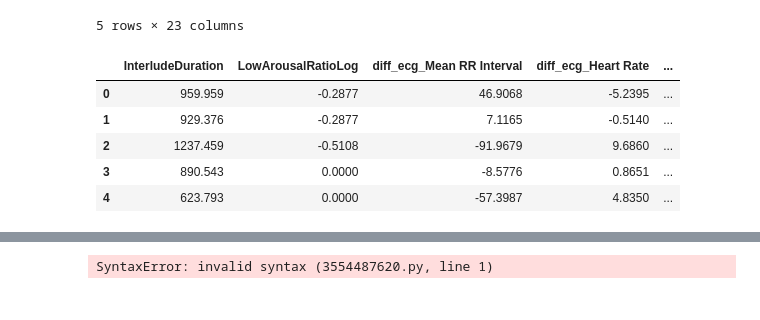
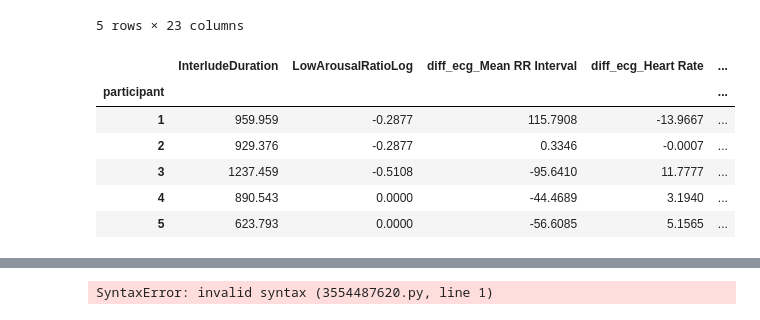
Before and after one commit to ChristosP1/CASE_project, a Jupyter notebook: FINAL_full_analysis_notebook.ipynb, the cells around one changed output, grey strips where cells are left out. Drawn from its saved outputs; the diff is of its cells as text; code cells hidden in the pictures.

```diff
--- a/FINAL_full_analysis_notebook.ipynb
+++ b/FINAL_full_analysis_notebook.ipynb
@@ -25,7 +25,7 @@ warnings.filterwarnings("ignore")
 
 # ....
 # %%
-CPA = False
+CPA = True
 VISUALIZE_CPA = True
 # %% [markdown]
 #### Raw data directories
@@ -790,9 +810,10 @@ iv_dv_clean CSV saved to preprocessed_data/iv_dv_data.csv
 ### Correlation
 # %%
 # Load dataset
-data_path = "preprocessed_data/iv_dv_data.csv"
-data = load_csv_data(data_path)
-data.head()
+data_path = 'preprocessed_data/iv_dv_data_cpa.csv' if CPA else 'preprocessed_data/iv_dv_data.csv'
+
+orig_data = load_csv_data(data_path)
+orig_data.head()
 # %% [output]
 |  | participant | InterludeDuration | Interlude Video Count | Interlude Low Arousal | LowArousalRatioLog | ... |
 | 0 | 1 | 959.959 | 3.0 | 2.0 | -0.2877 | ... |
@@ -804,15 +825,17 @@ data.head()
 # %%
 # Keep only relevant columns (differences)
 #relevant_columns = ['InterludeDuration', 'LowArousalRatioLog', 'diff_ecg_Mean RR Interval', 'diff_ecg_Heart Rate', 'diff_ecg_HRV SDNN', 'diff_gsr_Peak Amplitude', 'diff_gsr_SCR', 'diff_gsr_SCL']
-relevant_columns = ['InterludeDuration', 'LowArousalRatioLog', 'diff_ecg_Mean RR Interval', 'diff_ecg_Heart Rate', 'diff_gsr_Peak Amplitude', 'diff_gsr_SCL']
-data = data[relevant_columns]
-data.head()
+relevant_columns = ['participant', 'InterludeDuration', 'LowArousalRatioLog', 'diff_ecg_Mean RR Interval', 'diff_ecg_Heart Rate', 'diff_gsr_Peak Amplitude', 'diff_gsr_SCL']
+orig_data = orig_data[relevant_columns]
+orig_data = orig_data.set_index('participant', drop=True)
+orig_data.head()
 # %% [output]
 |  | InterludeDuration | LowArousalRatioLog | diff_ecg_Mean RR Interval | diff_ecg_Heart Rate | ... |
-| 0 | 959.959 | -0.2877 | 46.9068 | -5.2395 | ... |
-| 1 | 929.376 | -0.2877 | 7.1165 | -0.5140 | ... |
-| 2 | 1237.459 | -0.5108 | -91.9679 | 9.6860 | ... |
-| 3 | 890.543 | 0.0000 | -8.5776 | 0.8651 | ... |
-| 4 | 623.793 | 0.0000 | -57.3987 | 4.8350 | ... |
+| participant |  |  |  |  | ... |
+| 1 | 959.959 | -0.2877 | 115.7908 | -13.9667 | ... |
+| 2 | 929.376 | -0.2877 | 0.3346 | -0.0007 | ... |
+| 3 | 1237.459 | -0.5108 | -95.6410 | 11.7777 | ... |
+| 4 | 890.543 | 0.0000 | -44.4689 | 3.1940 | ... |
+| 5 | 623.793 | 0.0000 | -56.6085 | 5.1565 | ... |
 # %%
 # Calculate the Pearson correlation matrix
```
Also changed, not shown: parts of 5 cells of this notebook.
